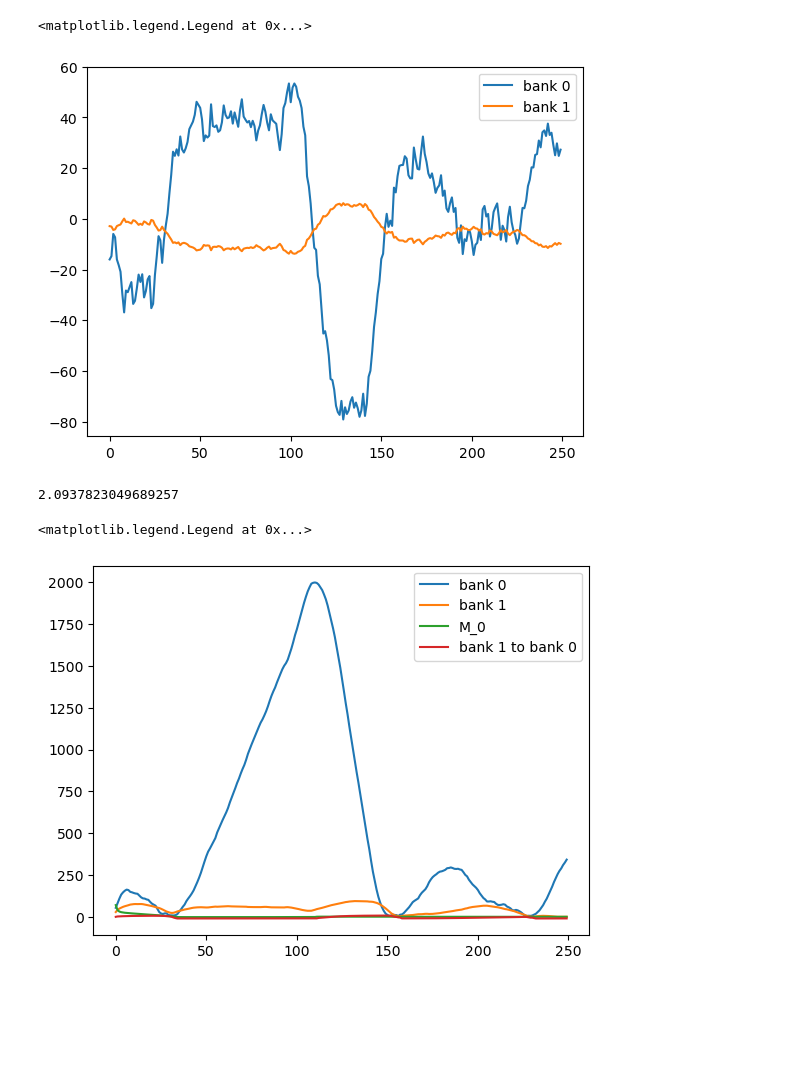
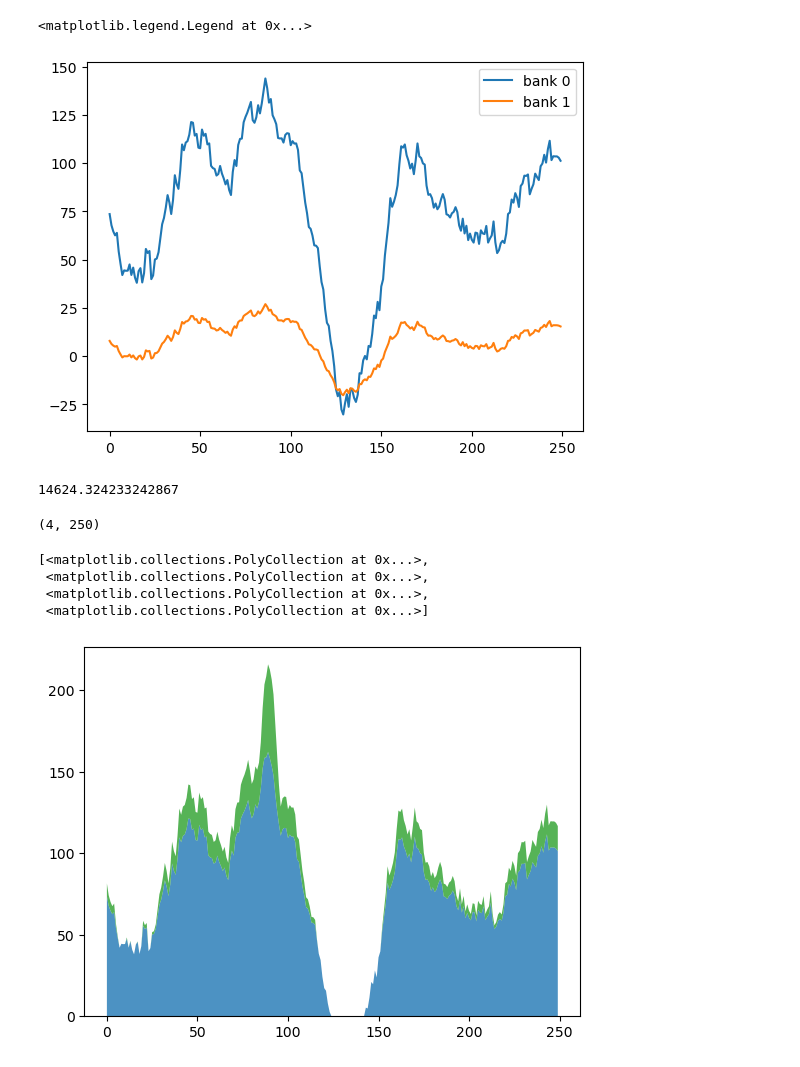
Before and after one commit to zahmed2003/BloodFlow, a Jupyter notebook: decisions/controler_verysmall/control.ipynb, the cells around one changed output. Cells and saved outputs as stored; diff of their text form; code cells hidden in the pictures; blank space fills up the shorter version.

```diff
--- a/decisions/controler_verysmall/control.ipynb
+++ b/decisions/controler_verysmall/control.ipynb
@@ -5,7 +5,7 @@ import cvxpy as cp
 import networkx as nx
 import pandas as pd
 # %%
-data_directory = '../../data/experiment_verysmall/'
+data_directory = '../../data/experiment_small/'
 data = np.load(data_directory + 'network_params/data_network.npy')
 data = np.transpose(data, (1, 2, 0))
 data.shape
@@ -27,18 +46,16 @@ Q_max = 10
 # %%
 plt.plot((S-D)[0], label = 'bank 0')
-plt.plot((S-D)[1], label = 'bank 1')
+plt.plot((S-D)[2], label = 'bank 1')
 plt.legend()
 # %% [output]
 <matplotlib.legend.Legend at 0x...>
-[figure, old version]
+[figure, new version]
 # %%
 B = cp.Variable([N,F+1])
 Q = cp.Variable([N,N,F])
 M = cp.Variable([N,F])
 
-neg_pen = 0.1
-
-obj_func = 1/(N*F)*cp.sum([cp.norm(cp.pos(m_k) + neg_pen*cp.neg(m_k),1) for m_k in M])
+obj_func = cp.sum([cp.norm(G@m_k,1) for m_k in M])
 obj = cp.Minimize(obj_func)
 
 constr =  []
@@ -74,28 +91,32 @@ for k in range(N):
 constr += [cp.norm(Q,'inf') <= Q_max]
 
 prob = cp.Problem(obj,constr)
-prob.solve()
+prob.solve( solver = 'CLARABEL')
 print(prob.value)
 Q_opt = Q.value
 B_opt = B[:,1:].value
 M_opt = M.value
 # %% [output]
-2.0937823049689257
+14624.324233242867
 # %%
 # plt.plot(B_opt[0], label = 'b_o')
 #plt.plot(np.cumsum(S[0]-D[0]), label = 'true diff bank 0')
 #plt.plot(np.cumsum(S[1]-D[1]), label = 'true diff bank 1')
 #plt.plot(Q_opt[0,1], label = 'bank 1 to bank 0')
 #plt.legend()
+# %%
+B_opt.shape
+# %% [output]
+(4, 250)
 # %%
-plt.plot(B_opt[0], label = 'bank 0')
-plt.plot(B_opt[1], label = 'bank 1')
-plt.plot(M_opt[0], label = 'M_0')
-plt.plot(Q_opt[0,1], label = 'bank 1 to bank 0')
-plt.legend()
+time = np.arange(F)
+plt.stackplot(time, B_opt, labels=[f"bank {i}" for i in range(N)], alpha=0.8)
 # %% [output]
-<matplotlib.legend.Legend at 0x...>
+[<matplotlib.collections.PolyCollection at 0x...>,
+ <matplotlib.collections.PolyCollection at 0x...>,
+ <matplotlib.collections.PolyCollection at 0x...>,
+ <matplotlib.collections.PolyCollection at 0x...>]
-[figure, old version]
+[figure, new version]
 # %%
 plt.plot(Q_opt[1,0], label = 'bank 0 to bank 1')
 plt.legend()
```
Also changed, not shown: parts of 5 cells of this notebook.
